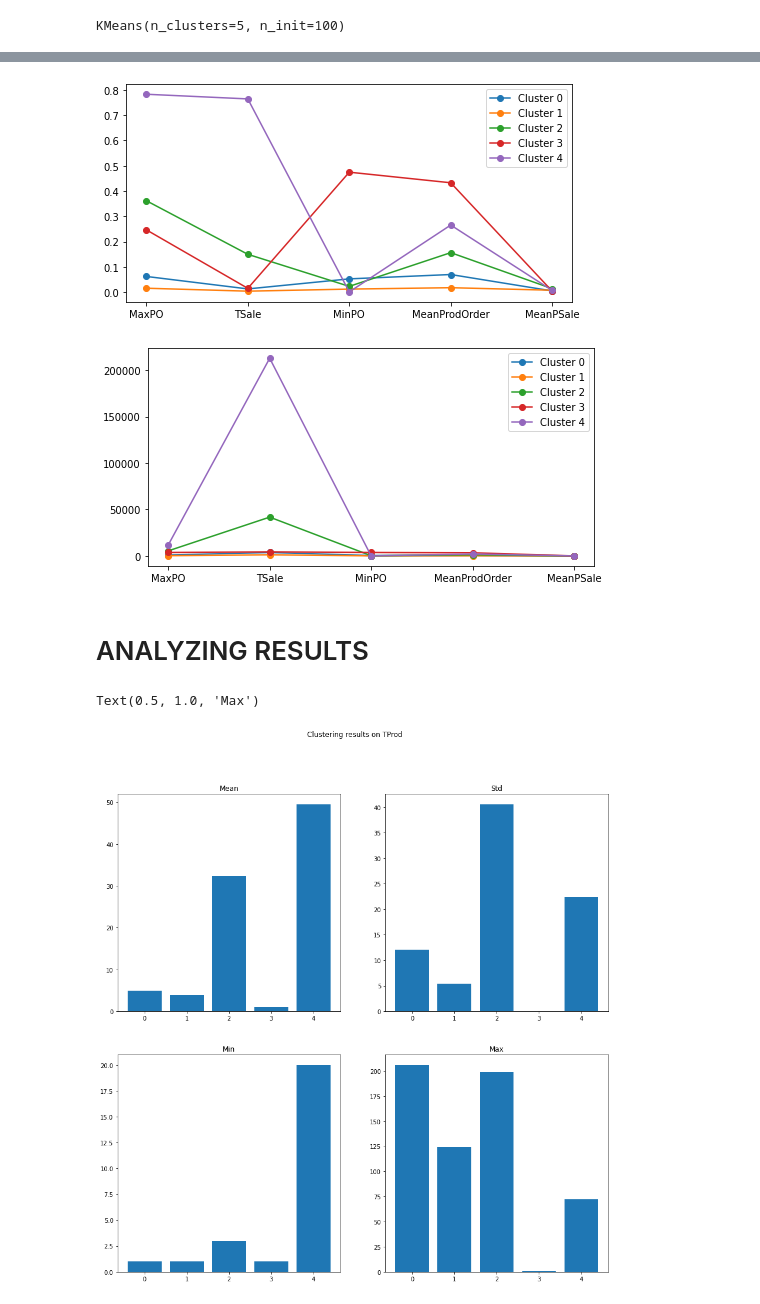
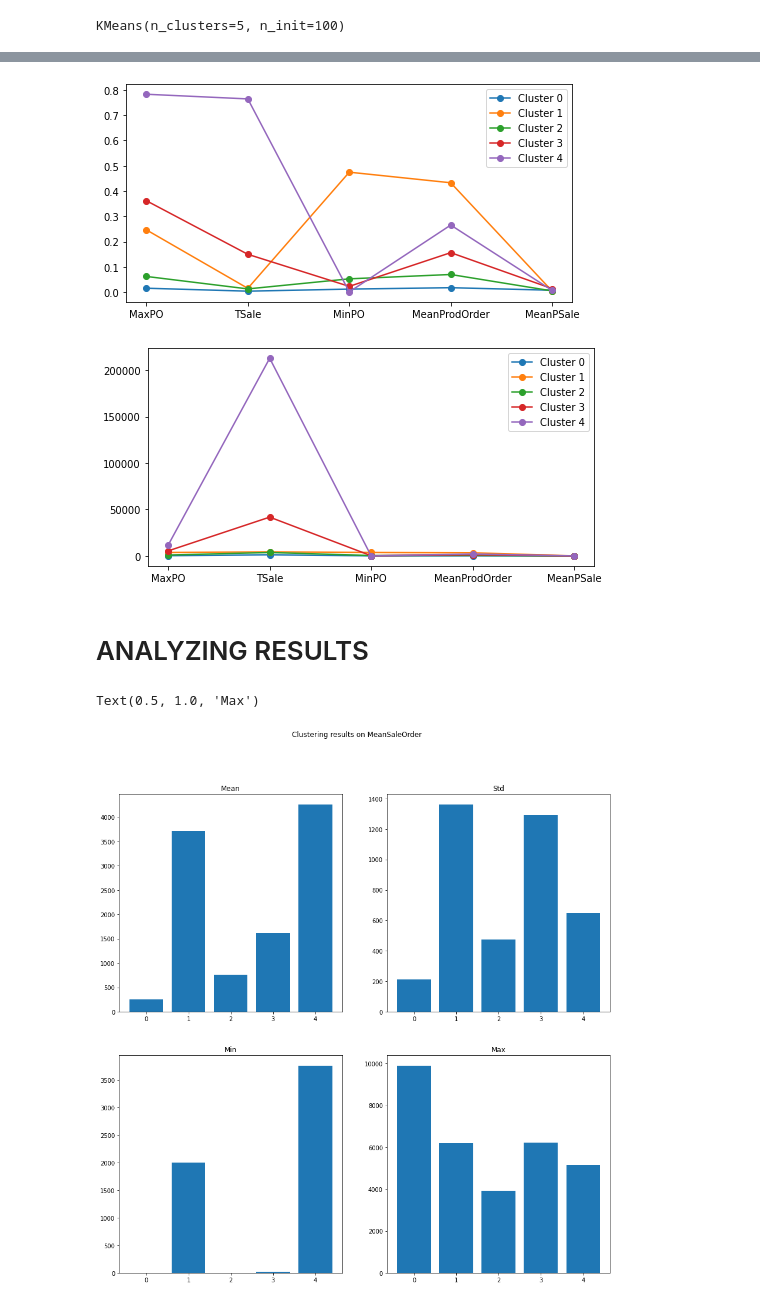
Before and after one commit to AlexPasqua/DM-project, a Jupyter notebook: DataClusteringKMeans.ipynb, the cells around one changed output, grey strips where cells are left out. Cells and saved outputs as stored; diff of their text form; code cells hidden in the pictures.

```diff
--- a/DataClusteringKMeans.ipynb
+++ b/DataClusteringKMeans.ipynb
@@ -46,11 +46,13 @@ df_norm = scaler.fit_transform(df2.to_numpy())
 # %%
 sse_list = list()
 sil_list = list()
+davies_list = list()
 max_k = 15
 for k in tqdm(range(2, max_k + 1), total=max_k - 1, desc="Iterating over possible K values"):
     kmeans_iter = KMeans(n_clusters=k, n_init=10, max_iter=100)
     kmeans_iter.fit(df_norm)
 
+    davies_list.append(davies_bouldin_score(df_norm, kmeans_iter.labels_))
     sil_list.append(silhouette_score(df_norm, kmeans_iter.labels_))
     sse = kmeans_iter.inertia_
     sse_list.append(sse)
@@ -143,7 +150,7 @@ plt.xticks(range(0, len(df2.columns)), df2.columns, fontsize=label_s)
 plt.legend(fontsize=label_s)
 plt.show()
 # %% [output]
-[figure, old version]
+[figure, new version]
 # %%
 # non normalized centers
 plt.figure(figsize=(8, 4))
@@ -154,7 +161,7 @@ plt.xticks(range(0, len(df2.columns)), df2.columns, fontsize=label_s)
 plt.legend(fontsize=label_s)
 plt.show()
 # %% [output]
-[figure, old version]
+[figure, new version]
 # %% [markdown]
 # ANALYZING RESULTS
 # %%
@@ -169,7 +176,7 @@ std_list = list()
 min_list = list()
 max_list = list()
 
-attr = 'TOrder'
+attr = 'MeanSaleOrder'
 
 for i in clust_list:
     mean_list.append(i.describe()[attr][1])
@@ -178,26 +185,26 @@ for i in clust_list:
     max_list.append(i.describe()[attr][7])
 # %%
 fig, axs = plt.subplots(2,2,figsize=(15,15))
-fig.suptitle('Clustering results on TProd')
+fig.suptitle(f'Clustering results on {attr}')
 
 label_s = 10
 
 
 axs[0][0].bar(range(len(mean_list)), mean_list)
 axs[0][0].tick_params(axis='both', which='major', labelsize=label_s)
 axs[0][0].set_title('Mean')
 
 axs[0][1].bar(range(len(std_list)), std_list)
 axs[0][1].tick_params(axis='both', which='major', labelsize=label_s)
 axs[0][1].set_title('Std')
 
 axs[1][0].bar(range(len(min_list)), min_list)
 axs[1][0].tick_params(axis='both', which='major', labelsize=label_s)
 axs[1][0].set_title('Min')
 
 axs[1][1].bar(range(len(max_list)), max_list)
 axs[1][1].tick_params(axis='both', which='major', labelsize=label_s)
 axs[1][1].set_title('Max')
 # %% [output]
 Text(0.5, 1.0, 'Max')
-[figure, old version]
+[figure, new version]
```
Also changed, not shown: parts of 12 cells of this notebook, 2 other files.
